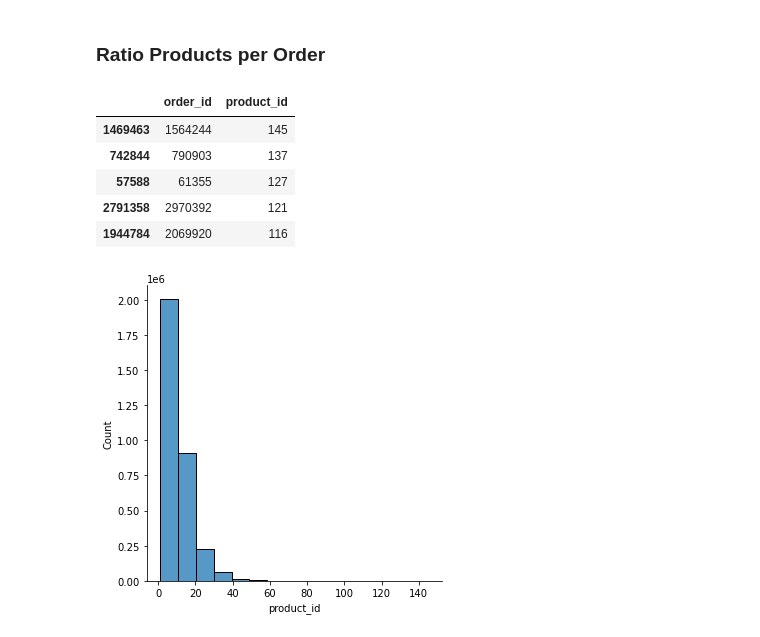
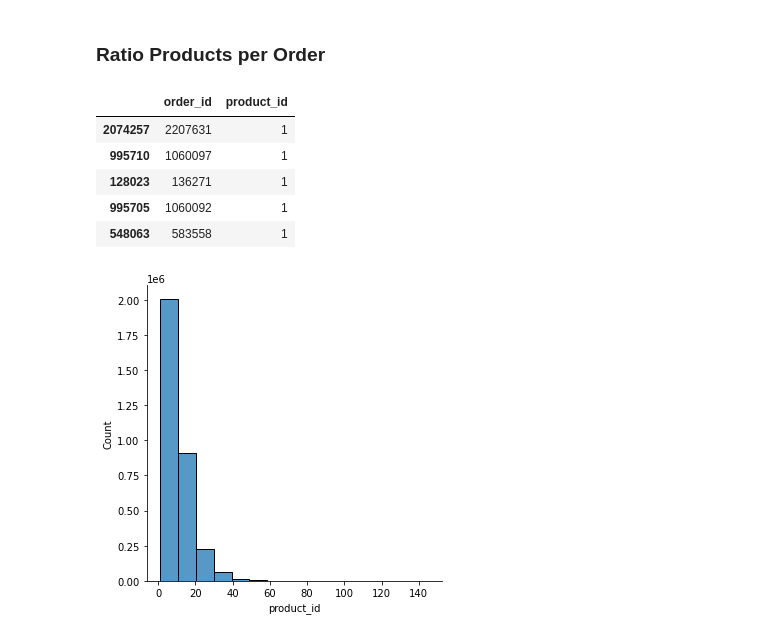
Before and after one commit to joriencaron/InstaCart_finalproject, a Jupyter notebook: EDA - InstaCart.ipynb, the cells around one changed output. Cells and saved outputs as stored; diff of their text form; code cells hidden in the pictures.

```diff
--- a/EDA - InstaCart.ipynb
+++ b/EDA - InstaCart.ipynb
@@ -4,11 +4,11 @@ import numpy as np
 import seaborn as sns
 import matplotlib.pyplot as plt
 # %%
-order_prior = pd.read_csv('./Data/order_products__prior.csv')
-order_train = pd.read_csv('./Data/order_products__train.csv')
-product = pd.read_csv('./Data/products.csv')
-department = pd.read_csv('./Data/departments.csv')
-aisle = pd.read_csv('./Data/aisles.csv')
+order_prior = pd.read_csv('order_products__prior.csv')
+order_train = pd.read_csv('order_products__train.csv')
+product = pd.read_csv('products.csv')
+department = pd.read_csv('departments.csv')
+aisle = pd.read_csv('aisles.csv')
 # %%
 order_train.head()
 # %% [output]
@@ -32,7 +32,7 @@ Some question I'd like to answer here:
 - Difference in orders in hours of the day?
 - Days since last order distribution?
 # %%
-orders = pd.read_csv('./Data/orders.csv')
+orders = pd.read_csv('orders.csv')
 orders.head()
 # %% [output]
 |  | order_id | user_id | eval_set | order_number | order_dow | order_hour_of_day | days_since_prior_order |
@@ -477,11 +481,11 @@ The plots and calculations above shows us that by far the majority of customers
 ### Ratio Products per Order
 # %%
 ratio_order = all_orders.groupby('order_id')['product_id'].aggregate('count').reset_index()
-ratio_order.sort_values('product_id',ascending=False).head()
+ratio_order.sort_values('product_id').head()
 # %% [output]
 |  | order_id | product_id |
-| 1469463 | 1564244 | 145 |
-| 742844 | 790903 | 137 |
-| 57588 | 61355 | 127 |
-| 2791358 | 2970392 | 121 |
-| 1944784 | 2069920 | 116 |
+| 2074257 | 2207631 | 1 |
+| 995710 | 1060097 | 1 |
+| 128023 | 136271 | 1 |
+| 995705 | 1060092 | 1 |
+| 548063 | 583558 | 1 |
```
Also changed, not shown: parts of 4 cells of this notebook, 2 other files.
